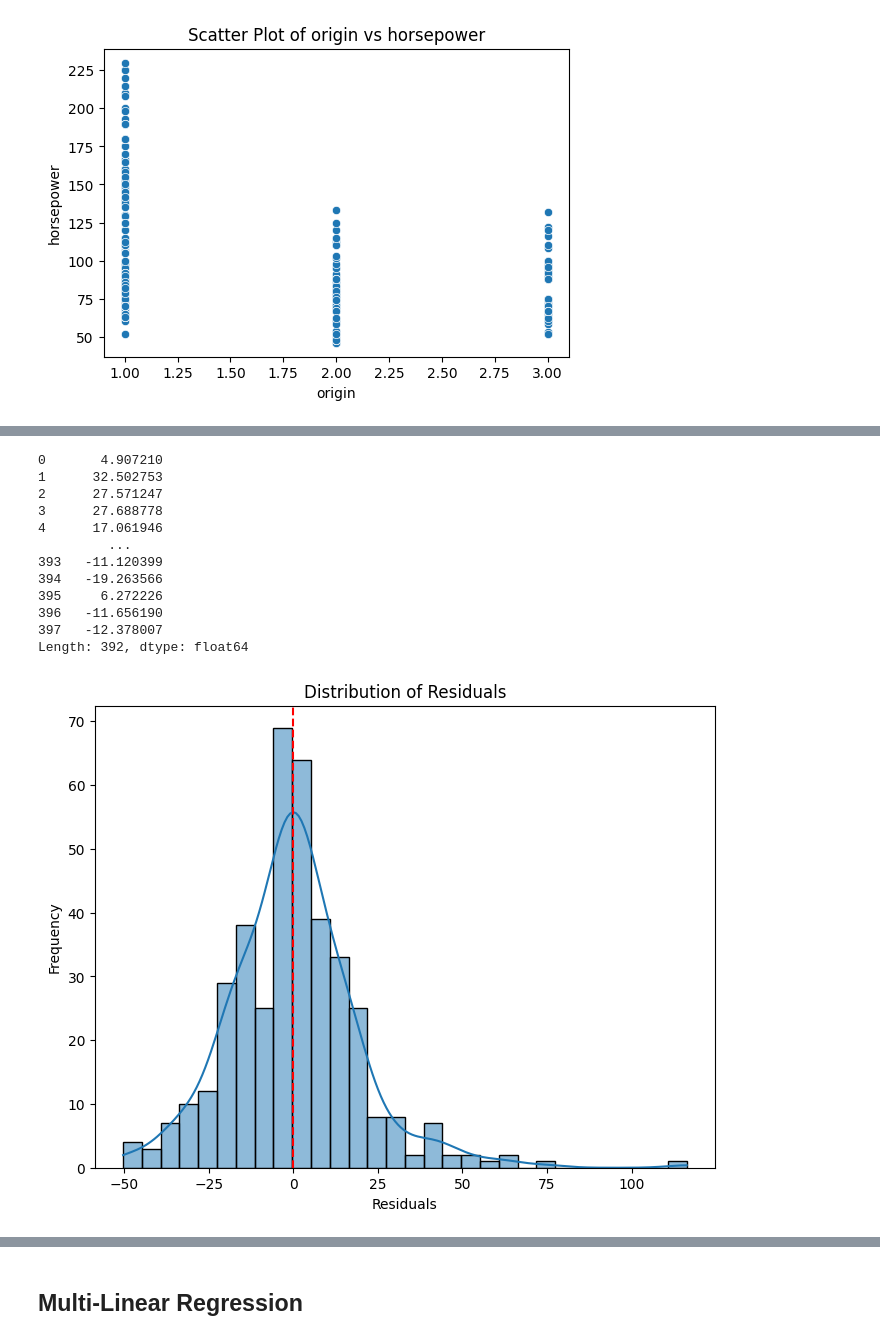
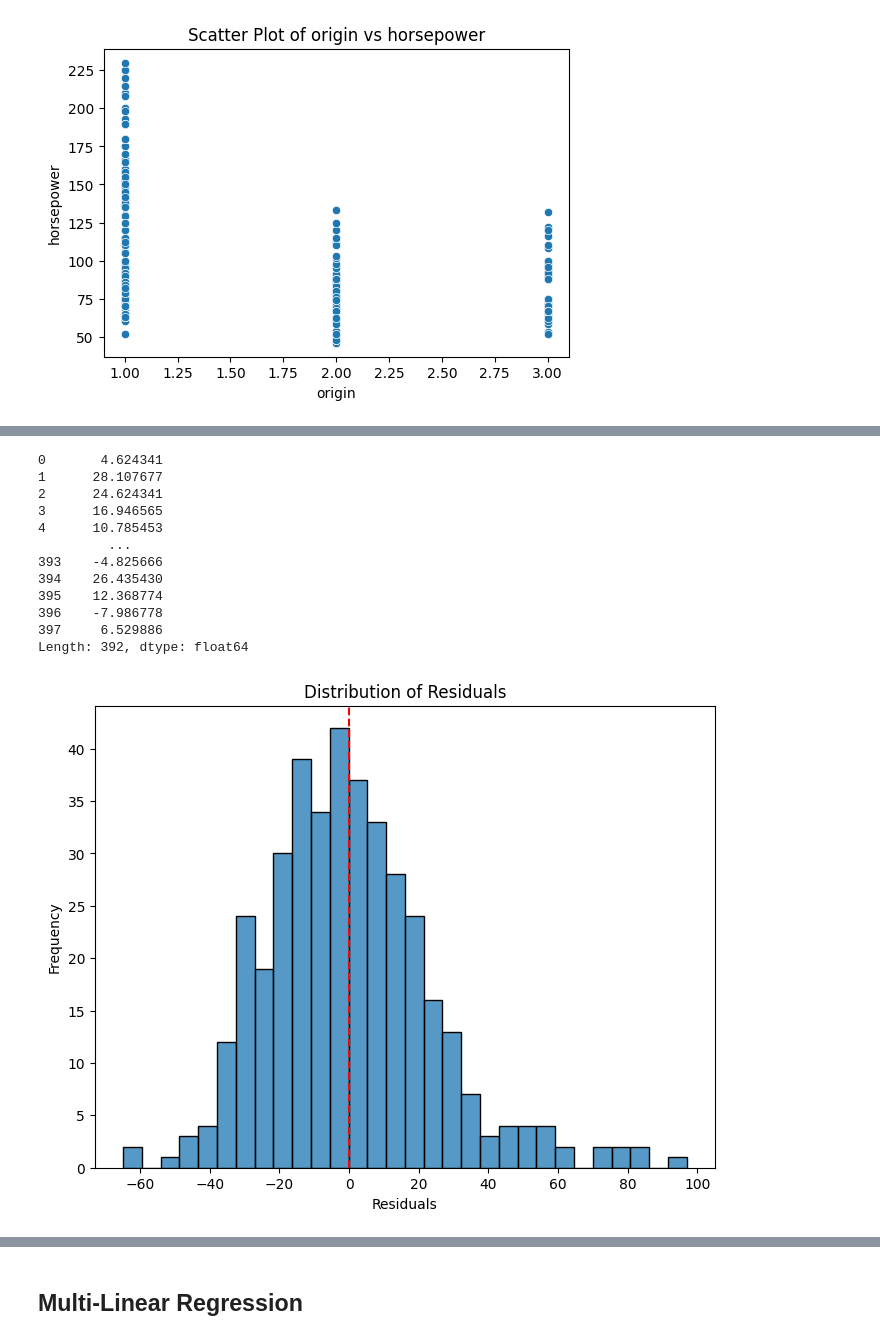
Before and after one commit to trentpark8800/linear-regression, a Jupyter notebook: auto_mpg_analysis.ipynb, the cells around one changed output, grey strips where cells are left out. Drawn from its saved outputs; the diff is of its cells as text; code cells hidden in the pictures.

```diff
--- a/auto_mpg_analysis.ipynb
+++ b/auto_mpg_analysis.ipynb
@@ -115,5 +143,5 @@ Let's try an inference question, for example I want to know how weight affects h
 # %%
-x_vars = cleaned_df[["weight"]]
+x_vars = cleaned_df[["mpg"]]
 y_var = cleaned_df["horsepower"]
 
 x_vars = sm.add_constant(x_vars)
@@ -165,26 +203,26 @@ single_var_resid = model.resid
 
 single_var_resid
 # %% [output]
-0       4.907210
-1      32.502753
-2      27.571247
-3      27.688778
-4      17.061946
+0       4.624341
+1      28.107677
+2      24.624341
+3      16.946565
+4      10.785453
          ...
-393   -11.120399
-394   -19.263566
-395     6.272226
-396   -11.656190
-397   -12.378007
+393    -4.825666
+394    26.435430
+395    12.368774
+396    -7.986778
+397     6.529886
 Length: 392, dtype: float64
 # %%
 plt.figure(figsize=(8, 6))
-sns.histplot(single_var_resid, kde=True, bins=30)
-plt.axvline(0, color="red", linestyle="dashed")  # Line at zero residual
+sns.histplot(single_var_resid, bins=30)
+plt.axvline(0, color="red", linestyle="dashed")
 plt.xlabel("Residuals")
 plt.ylabel("Frequency")
 plt.title("Distribution of Residuals")
 plt.show()
 # %% [output]
-[figure, old version]
+[figure, new version]
 # %%
```
Also changed, not shown: parts of 41 cells of this notebook, 2 other files.
